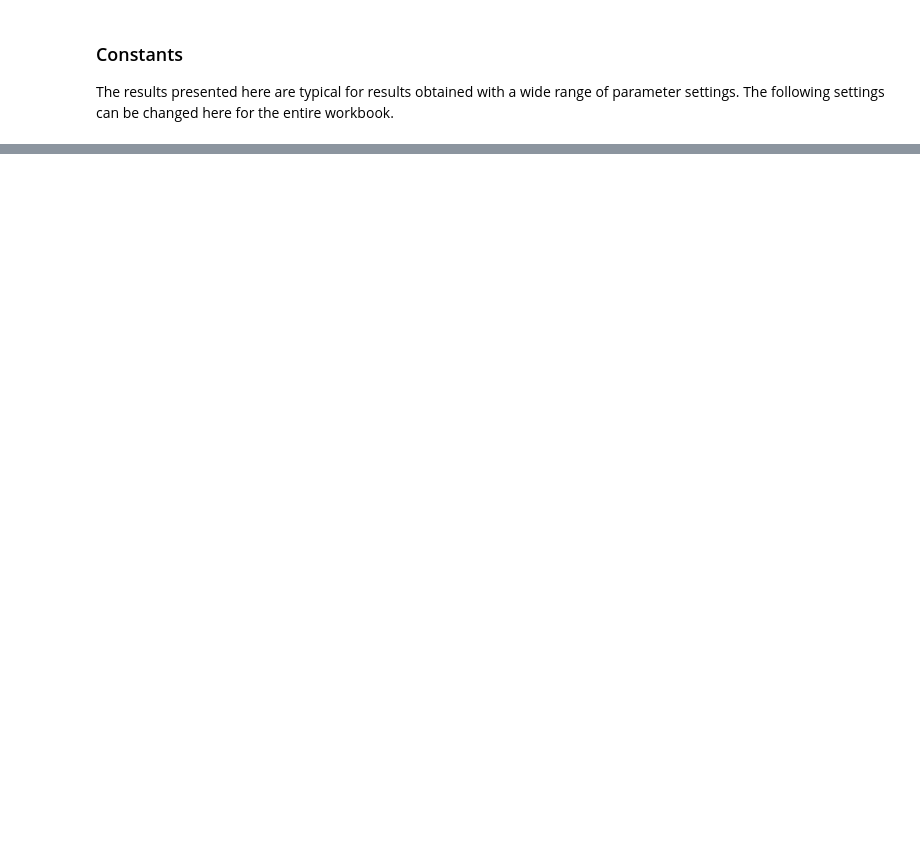
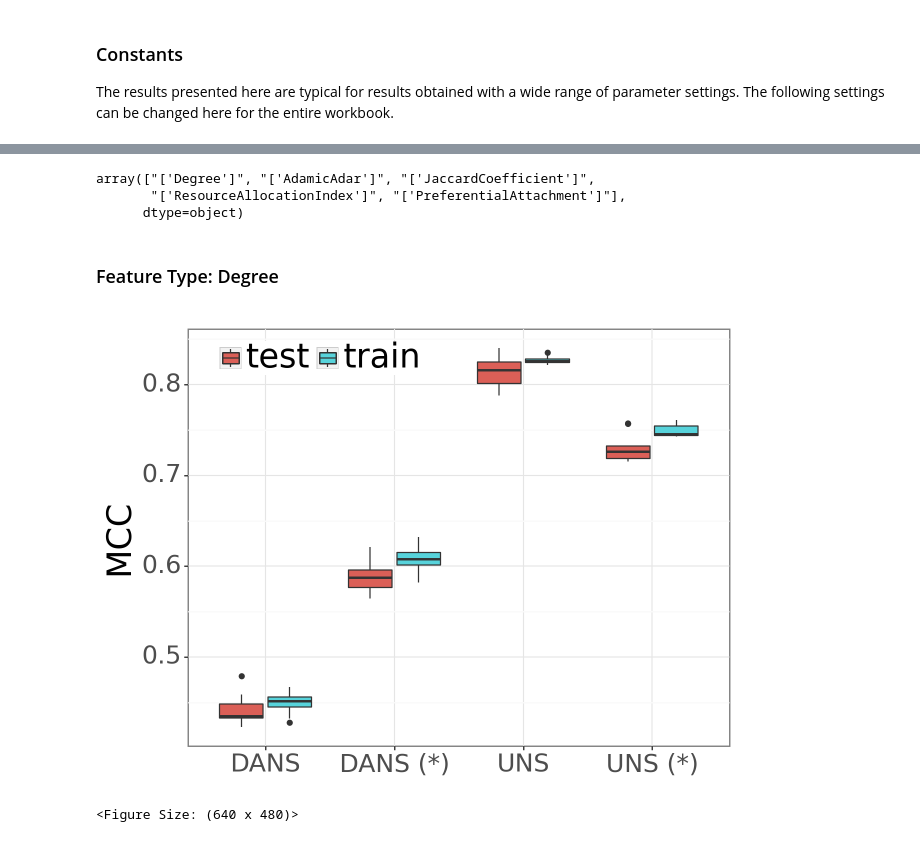
Before and after one commit to monarch-initiative/negativeExampleSelection, a Jupyter notebook: degreeBias.ipynb, the cells around one changed output, grey strips where cells are left out. Drawn from its saved outputs; the diff is of its cells as text; code cells hidden in the pictures; blank space fills up the shorter version.

```diff
--- a/degreeBias.ipynb
+++ b/degreeBias.ipynb
@@ -228,0 +57,6 @@ df.head(20)
+# %%
+# Set smoke test to True for testing:
+SMOKE_TEST = True
+NUMBER_OF_HOLDOUTS = 10
+VALIDATION_UNBALANCE_RATES = (1.0, )
+TRAIN_SIZES = (0.75,)
@@ -228,0 +228,12 @@ df.head(20)
+# %%
+df = results.copy()
+df["validation"] = df["use_scale_free_distribution"].map({True: 'DANS', False: 'UNS'})
+df["edge_features"] = df[("model_parameters", "edge_features")]
+perceptron_dans_df = df[df[('model_parameters', 'use_scale_free_distribution')]==True]
+perceptron_uns_df = df[df[('model_parameters', 'use_scale_free_distribution')]==False]
+perceptron_dans_df['validation'] = perceptron_dans_df['validation'].str.replace('DANS','DANS (*)')
+perceptron_dans_df['validation'] = perceptron_dans_df['validation'].str.replace('UNS','UNS (*)')
+#perceptron_uns_df['validation'] = perceptron_uns_df['validation'].str.replace('DANS','DANS (ANN:DANS)')
+#perceptron_uns_df['validation'] = perceptron_uns_df['validation'].str.replace('UNS','UNS (ANN:DANS)')
+# %%
+perceptron_df = pd.concat([perceptron_dans_df, perceptron_uns_df])
@@ -228,0 +260,29 @@ df.head(20)
+# %%
+perceptron_df["edge_features"].unique()
+# %% [output]
+array(["['Degree']", "['AdamicAdar']", "['JaccardCoefficient']",
+       "['ResourceAllocationIndex']", "['PreferentialAttachment']"],
+      dtype=object)
+# %%
+def get_ggplot(df, edge_feature):
+    df_filtered = df[perceptron_df["edge_features"]==edge_feature]
+    p = ggplot(data=df_filtered, mapping=aes(y = "matthews_correlation_coefficient",
+           x = "validation",  fill="evaluation_mode"))  + geom_boxplot()  + \
+    theme_bw() +  \
+    labs(y= "MCC") + \
+    theme(axis_text = element_text(size=18),
+         axis_title_x= element_blank(),
+          axis_title_y= element_text(size=24),
+         legend_title = element_blank(),
+         legend_text = element_text(size=24, hjust=1),
+         legend_position = (0.35, 0.9))
+    return p
+# %% [markdown]
+<h3>Feature Type: Degree</h3>
+# %%
+p = get_ggplot(perceptron_df, "['Degree']")
+#ggsave(p, "degree_only_degree.pdf")
+p
+# %% [output]
+[figure, added]
+<Figure Size: (640 x 480)>
```
Also changed, not shown: parts of 46 cells of this notebook.
